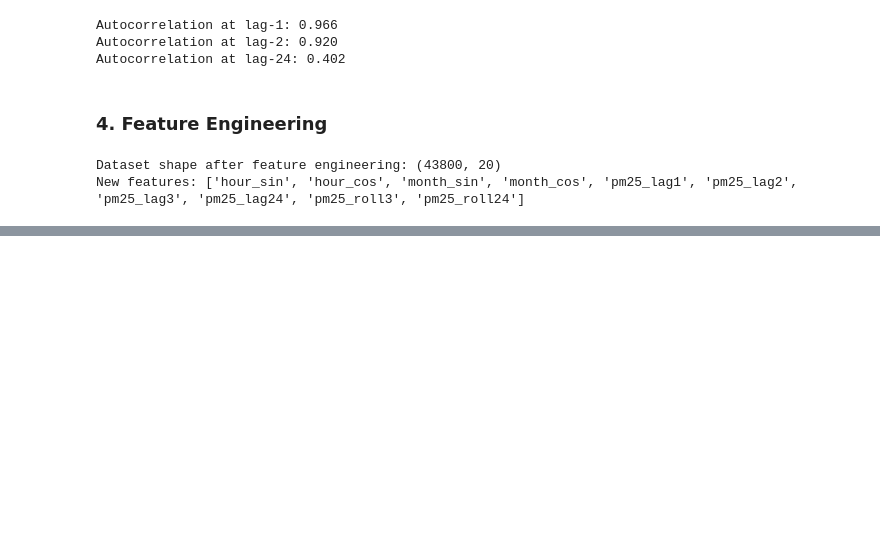
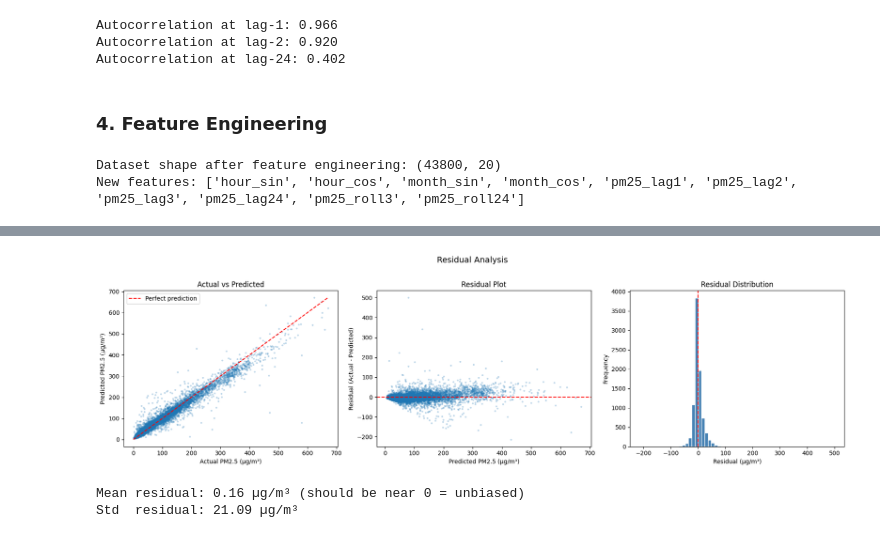
Before and after one commit to PranavPhatak/Air-Quality-Prediction-using-ANN, a Jupyter notebook: main1.ipynb, the cells around one changed output, grey strips where cells are left out. Drawn from its saved outputs; the diff is of its cells as text; code cells hidden in the pictures; blank space fills up the shorter version.

```diff
--- a/main1.ipynb
+++ b/main1.ipynb
@@ -252,0 +386,18 @@ df
+# %%
+# Predict in log space, convert back to original scale
+y_pred_log = model.predict(X_test_processed).flatten()
+y_pred     = np.expm1(y_pred_log)    # inverse of log1p
+y_pred     = np.maximum(y_pred, 0)   # clamp negatives
+
+mae  = mean_absolute_error(y_test_raw, y_pred)
+rmse = np.sqrt(mean_squared_error(y_test_raw, y_pred))
+r2   = r2_score(y_test_raw, y_pred)
+
+print('=' * 40)
+print('      Test Set Evaluation')
+print('=' * 40)
+print(f'  MAE  : {mae:.2f}  µg/m³')
+print(f'  RMSE : {rmse:.2f} µg/m³')
+print(f'  R²   : {r2:.4f}')
+print('=' * 40)
+print(f'  (Baseline MAE from v1: 30.76 µg/m³)')
@@ -252,0 +435,37 @@ df
+# %%
+residuals = y_test_raw - y_pred
+
+fig, axes = plt.subplots(1, 3, figsize=(18, 5))
+
+# Predicted vs Actual
+axes[0].scatter(y_test_raw, y_pred, alpha=0.2, s=5)
+axes[0].plot([0, y_test_raw.max()], [0, y_test_raw.max()], 'r--', label='Perfect prediction')
+axes[0].set_xlabel('Actual PM2.5 (µg/m³)')
+axes[0].set_ylabel('Predicted PM2.5 (µg/m³)')
+axes[0].set_title('Actual vs Predicted')
+axes[0].legend()
+
+# Residual plot
+axes[1].scatter(y_pred, residuals, alpha=0.2, s=5)
+axes[1].axhline(0, color='red', linestyle='--')
+axes[1].set_xlabel('Predicted PM2.5 (µg/m³)')
+axes[1].set_ylabel('Residual (Actual - Predicted)')
+axes[1].set_title('Residual Plot')
+
+# Residual distribution
+axes[2].hist(residuals, bins=60, color='steelblue', edgecolor='white')
+axes[2].axvline(0, color='red', linestyle='--')
+axes[2].set_xlabel('Residual (µg/m³)')
+axes[2].set_ylabel('Frequency')
+axes[2].set_title('Residual Distribution')
+
+plt.suptitle('Residual Analysis', fontsize=14, y=1.02)
+plt.tight_layout()
+plt.show()
+
+print(f'Mean residual: {residuals.mean():.2f} µg/m³ (should be near 0 = unbiased)')
+print(f'Std  residual: {residuals.std():.2f} µg/m³')
+# %% [output]
+[figure, added]
+Mean residual: 0.16 µg/m³ (should be near 0 = unbiased)
+Std  residual: 21.09 µg/m³
```
Also changed, not shown: parts of 12 cells of this notebook.
